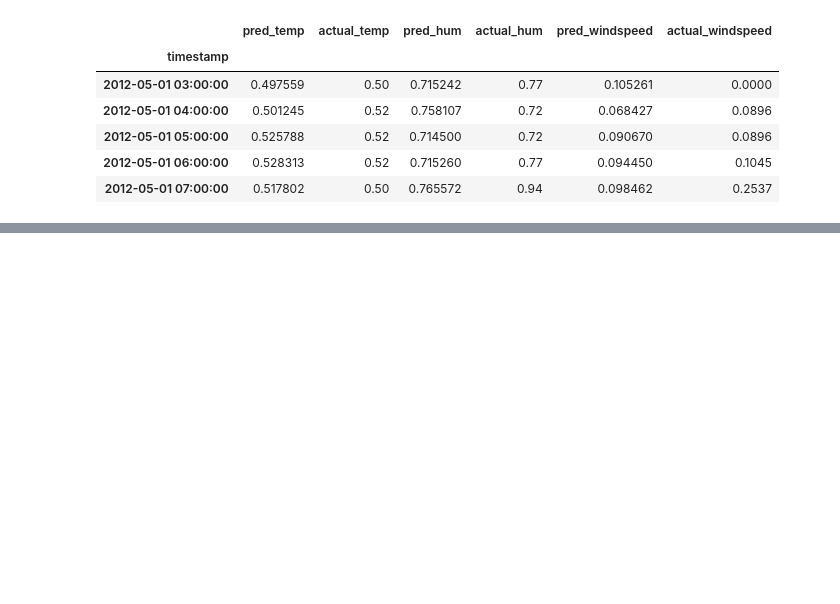
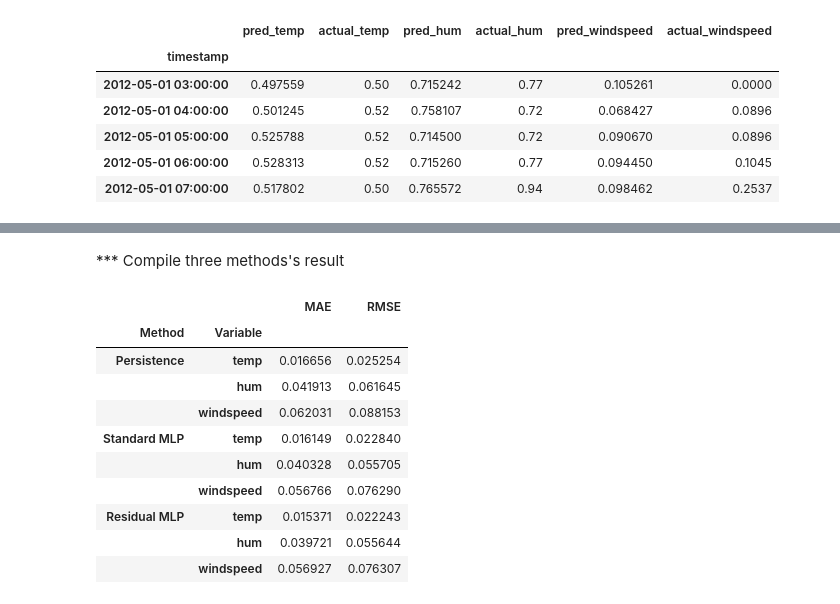
Before and after one commit to YileiJ/bike-demand-forecasting, a Jupyter notebook: P1/project.ipynb, the cells around one changed output, grey strips where cells are left out. Cells and saved outputs as stored; diff of their text form; code cells hidden in the pictures; blank space fills up the shorter version.

```diff
--- a/P1/project.ipynb
+++ b/P1/project.ipynb
@@ -582,0 +885,25 @@ display(standard_val_predictions.head())
+# %% [markdown]
+*** Compile three methods's result
+# %%
+validation_comparison = pd.concat(
+    {
+        "Persistence": persistence_val_metrics,
+        "Standard MLP": standard_val_metrics,
+        "Residual MLP": residual_val_metrics,
+    },
+    names=["Method", "Variable"],
+)
+
+display(validation_comparison)
+# %% [output]
+|  |  | MAE | RMSE |
+| Method | Variable |  |  |
+| Persistence | temp | 0.016656 | 0.025254 |
+|  | hum | 0.041913 | 0.061645 |
+|  | windspeed | 0.062031 | 0.088153 |
+| Standard MLP | temp | 0.016149 | 0.022840 |
+|  | hum | 0.040328 | 0.055705 |
+|  | windspeed | 0.056766 | 0.076290 |
+| Residual MLP | temp | 0.015371 | 0.022243 |
+|  | hum | 0.039721 | 0.055644 |
+|  | windspeed | 0.056927 | 0.076307 |
```
Also changed, not shown: parts of 5 cells of this notebook.
